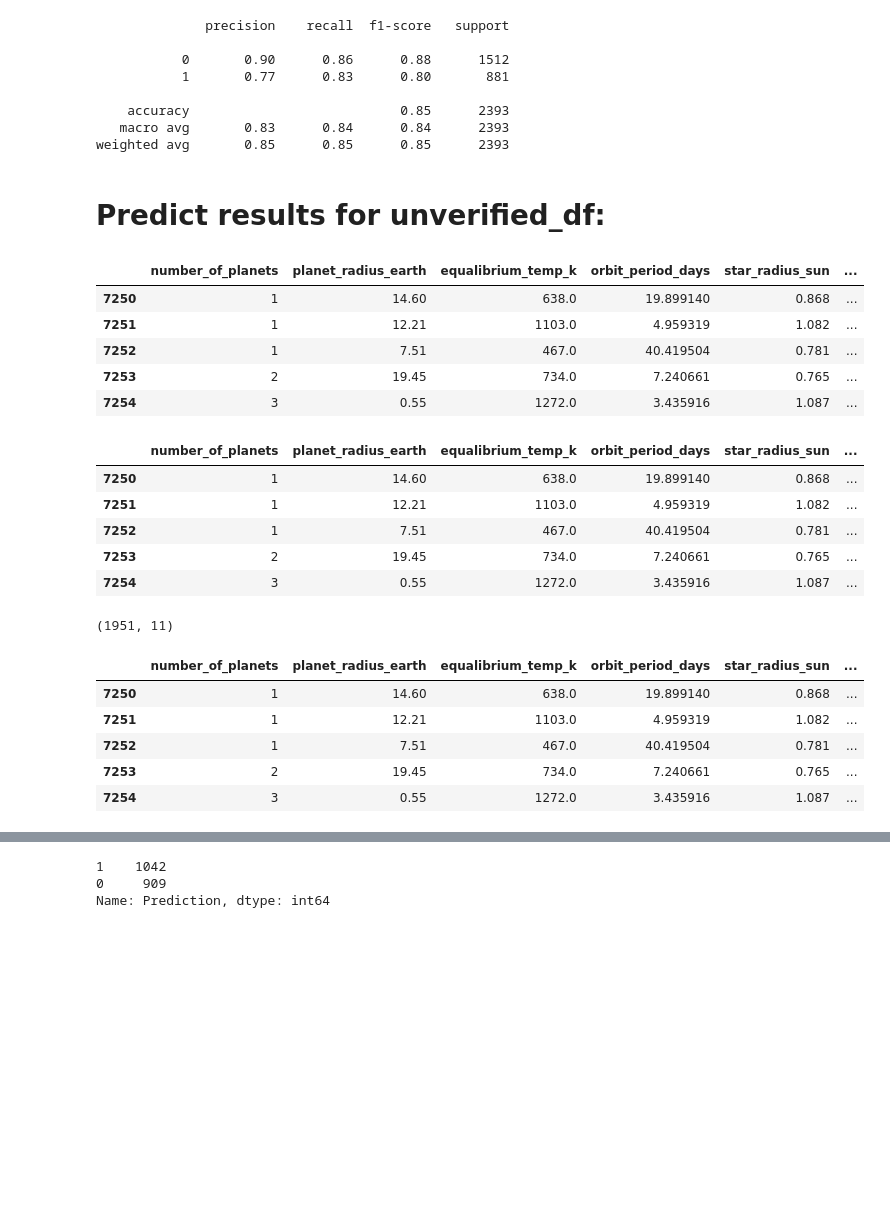
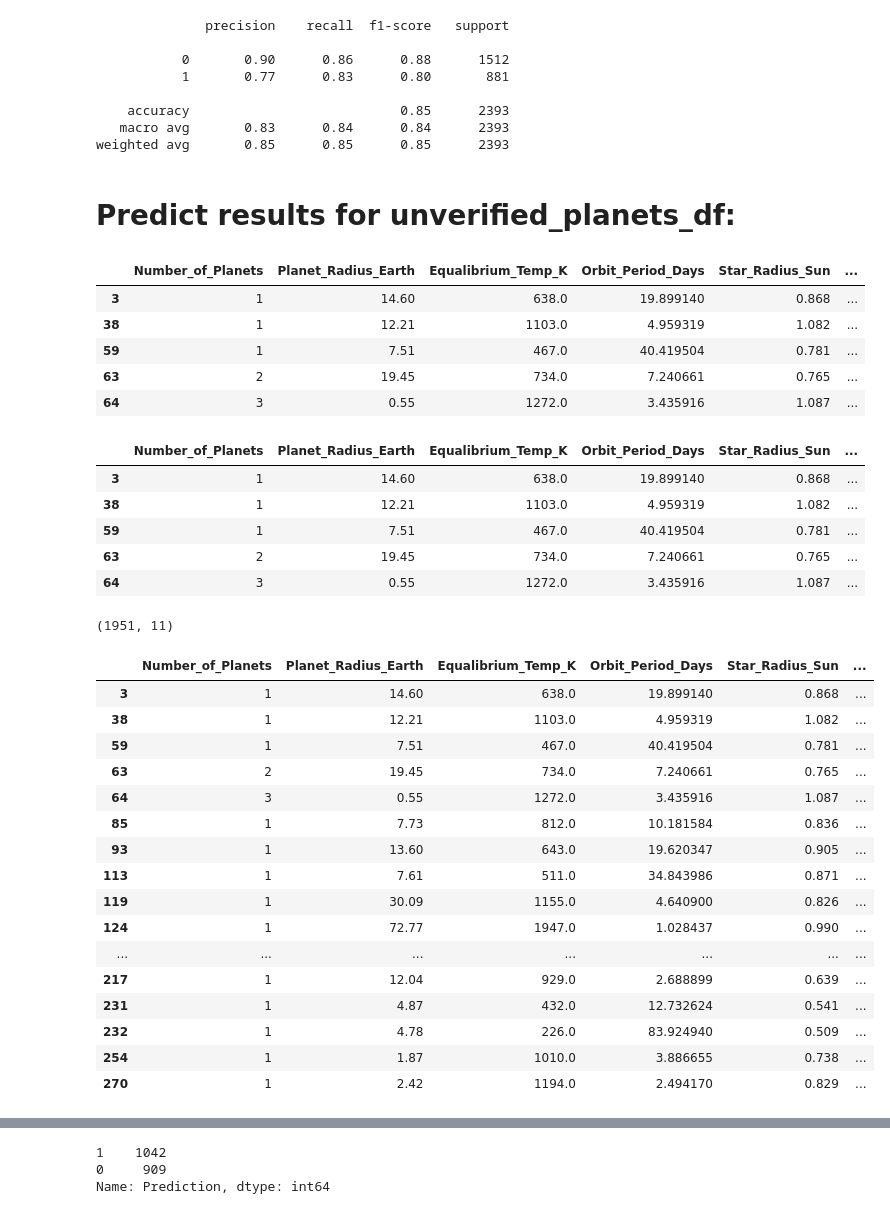
Before and after one commit to psidhu42/Group-3-NASA-Exoplanets, a Jupyter notebook: project-code-files/kepler-data-model.ipynb, the cells around one changed output, grey strips where cells are left out. Drawn from its saved outputs; the diff is of its cells as text; code cells hidden in the pictures; blank space fills up the shorter version.

```diff
--- a/project-code-files/kepler-data-model.ipynb
+++ b/project-code-files/kepler-data-model.ipynb
@@ -10,7 +16,8 @@ from sklearn.model_selection import train_test_split
 # %%
 # Load the data:
-file_path = Path("../resources/data/cleaned-input-data/CLEAN_KEPLER_DATASET.csv")
+file_path = Path("../data/CLEAN_KEPLER_DATASET.csv")
 exoplanet_df = pd.read_csv(file_path)
+
 
 print(exoplanet_df.shape)
 exoplanet_df.head()
@@ -313,10 +268,10 @@ unverified_df.head()
 ### Create a Supervised Machine Learning model, use Logistic Regression // classification 1 or 0.
 # %%
 # Create our features:
-X = verified_df.drop("status", axis=1)
+X = verified_planets_df.drop("Status", axis=1)
 
 # Create our target:
-y = verified_df["status"]
+y = verified_planets_df["Status"]
 # %%
 # Split into Train and Test Sets:
 X_train, X_test, y_train, y_test = train_test_split(X, y, random_state=1, stratify = y,  test_size= 0.33)
@@ -383,47 +338,58 @@ print(classification_report(y_test, predict))
    macro avg       0.83      0.84      0.84      2393
 weighted avg       0.85      0.85      0.85      2393
 # %% [markdown]
-# Predict results for unverified_df:
+# Predict results for unverified_planets_df:
 # %%
-# Display the 'unverified_df':
-unverified_df.head()
+# Display the 'unverified_planets_df':
+unverified_planets_df.head()
 # %% [output]
-|  | number_of_planets | planet_radius_earth | equalibrium_temp_k | orbit_period_days | star_radius_sun | ... |
-| 7250 | 1 | 14.60 | 638.0 | 19.899140 | 0.868 | ... |
-| 7251 | 1 | 12.21 | 1103.0 | 4.959319 | 1.082 | ... |
-| 7252 | 1 | 7.51 | 467.0 | 40.419504 | 0.781 | ... |
-| 7253 | 2 | 19.45 | 734.0 | 7.240661 | 0.765 | ... |
-| 7254 | 3 | 0.55 | 1272.0 | 3.435916 | 1.087 | ... |
+|  | Number_of_Planets | Planet_Radius_Earth | Equalibrium_Temp_K | Orbit_Period_Days | Star_Radius_Sun | ... |
+| 3 | 1 | 14.60 | 638.0 | 19.899140 | 0.868 | ... |
+| 38 | 1 | 12.21 | 1103.0 | 4.959319 | 1.082 | ... |
+| 59 | 1 | 7.51 | 467.0 | 40.419504 | 0.781 | ... |
+| 63 | 2 | 19.45 | 734.0 | 7.240661 | 0.765 | ... |
+| 64 | 3 | 0.55 | 1272.0 | 3.435916 | 1.087 | ... |
 # %%
-# Drop the 'status' column:
-X_new = unverified_df.drop("status", axis=1)
+# Drop the 'Status' column:
+X_new = unverified_planets_df.drop("Status", axis=1)
 X_new.head()
 # %% [output]
-|  | number_of_planets | planet_radius_earth | equalibrium_temp_k | orbit_period_days | star_radius_sun | ... |
-| 7250 | 1 | 14.60 | 638.0 | 19.899140 | 0.868 | ... |
-| 7251 | 1 | 12.21 | 1103.0 | 4.959319 | 1.082 | ... |
-| 7252 | 1 | 7.51 | 467.0 | 40.419504 | 0.781 | ... |
-| 7253 | 2 | 19.45 | 734.0 | 7.240661 | 0.765 | ... |
-| 7254 | 3 | 0.55 | 1272.0 | 3.435916 | 1.087 | ... |
+|  | Number_of_Planets | Planet_Radius_Earth | Equalibrium_Temp_K | Orbit_Period_Days | Star_Radius_Sun | ... |
+| 3 | 1 | 14.60 | 638.0 | 19.899140 | 0.868 | ... |
+| 38 | 1 | 12.21 | 1103.0 | 4.959319 | 1.082 | ... |
+| 59 | 1 | 7.51 | 467.0 | 40.419504 | 0.781 | ... |
+| 63 | 2 | 19.45 | 734.0 | 7.240661 | 0.765 | ... |
+| 64 | 3 | 0.55 | 1272.0 | 3.435916 | 1.087 | ... |
 # %%
 # Predict results for 'X_new':
 unvpl = lm.predict(X_new)
 # %%
 # Add 'Prediction' column to X_new df with results from previous cell:
-X_new['prediction'] = unvpl.tolist()
+X_new['Prediction'] = unvpl.tolist()
 
 #  Add the "Kepler Name (OI)" column to the "planet_predict_df" from "names_df":
-X_new["kepler_oi_name"] = names_df
+X_new["Kepler_OI_Name"] = names_df
 
 # Rename df:
 planet_prediction_df = X_new
 print(planet_prediction_df.shape)
-planet_prediction_df.head()
+planet_prediction_df.head(20)
 # %% [output]
 (1951, 11)
-|  | number_of_planets | planet_radius_earth | equalibrium_temp_k | orbit_period_days | star_radius_sun | ... |
-| 7250 | 1 | 14.60 | 638.0 | 19.899140 | 0.868 | ... |
-| 7251 | 1 | 12.21 | 1103.0 | 4.959319 | 1.082 | ... |
-| 7252 | 1 | 7.51 | 467.0 | 40.419504 | 0.781 | ... |
-| 7253 | 2 | 19.45 | 734.0 | 7.240661 | 0.765 | ... |
-| 7254 | 3 | 0.55 | 1272.0 | 3.435916 | 1.087 | ... |
+|  | Number_of_Planets | Planet_Radius_Earth | Equalibrium_Temp_K | Orbit_Period_Days | Star_Radius_Sun | ... |
+| 3 | 1 | 14.60 | 638.0 | 19.899140 | 0.868 | ... |
+| 38 | 1 | 12.21 | 1103.0 | 4.959319 | 1.082 | ... |
+| 59 | 1 | 7.51 | 467.0 | 40.419504 | 0.781 | ... |
+| 63 | 2 | 19.45 | 734.0 | 7.240661 | 0.765 | ... |
+| 64 | 3 | 0.55 | 1272.0 | 3.435916 | 1.087 | ... |
+| 85 | 1 | 7.73 | 812.0 | 10.181584 | 0.836 | ... |
+| 93 | 1 | 13.60 | 643.0 | 19.620347 | 0.905 | ... |
+| 113 | 1 | 7.61 | 511.0 | 34.843986 | 0.871 | ... |
+| 119 | 1 | 30.09 | 1155.0 | 4.640900 | 0.826 | ... |
+| 124 | 1 | 72.77 | 1947.0 | 1.028437 | 0.990 | ... |
+| ... | ... | ... | ... | ... | ... | ... |
+| 217 | 1 | 12.04 | 929.0 | 2.688899 | 0.639 | ... |
+| 231 | 1 | 4.87 | 432.0 | 12.732624 | 0.541 | ... |
+| 232 | 1 | 4.78 | 226.0 | 83.924940 | 0.509 | ... |
+| 254 | 1 | 1.87 | 1010.0 | 3.886655 | 0.738 | ... |
+| 270 | 1 | 2.42 | 1194.0 | 2.494170 | 0.829 | ... |
```
Also changed, not shown: parts of 21 cells of this notebook, 2 other files.
